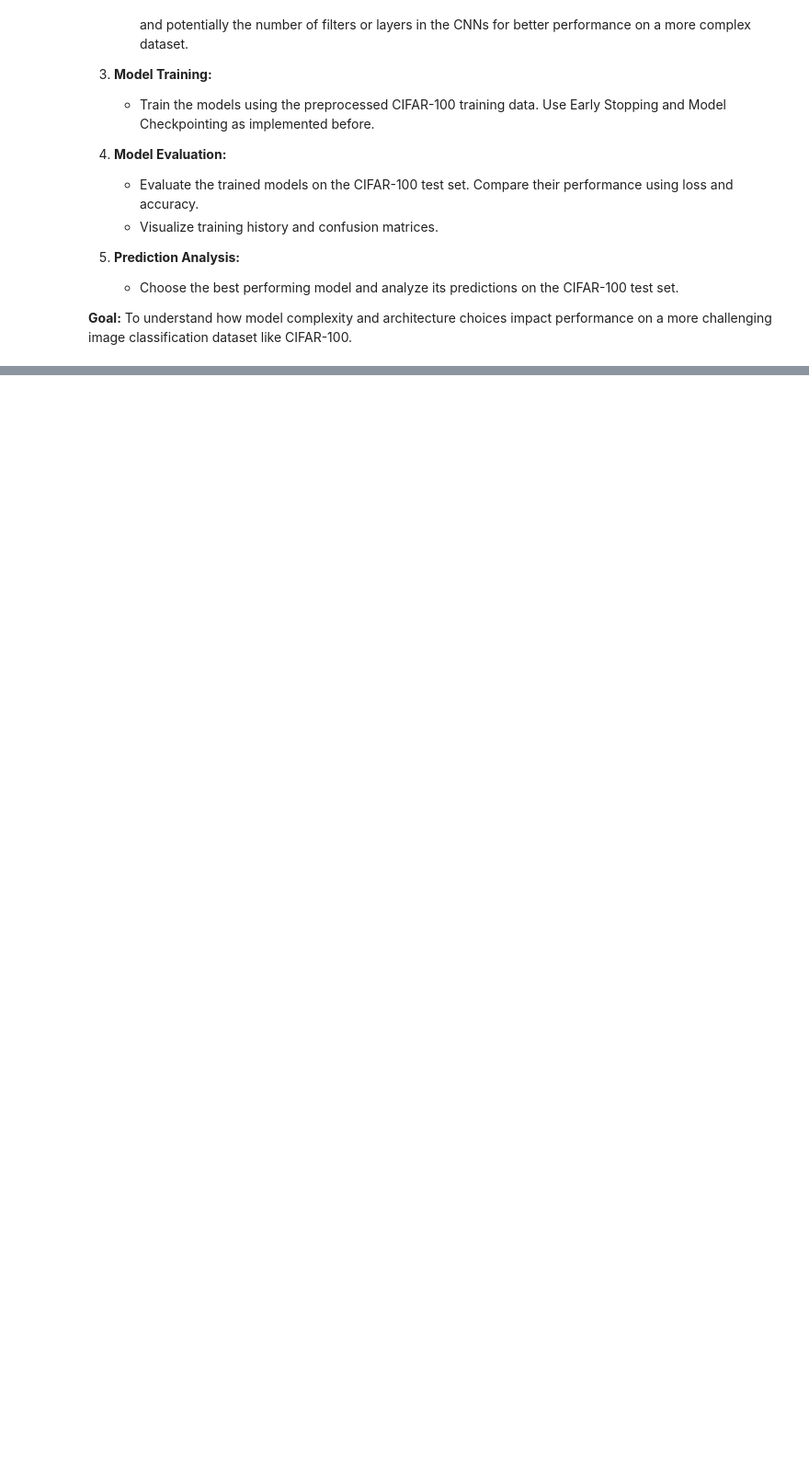
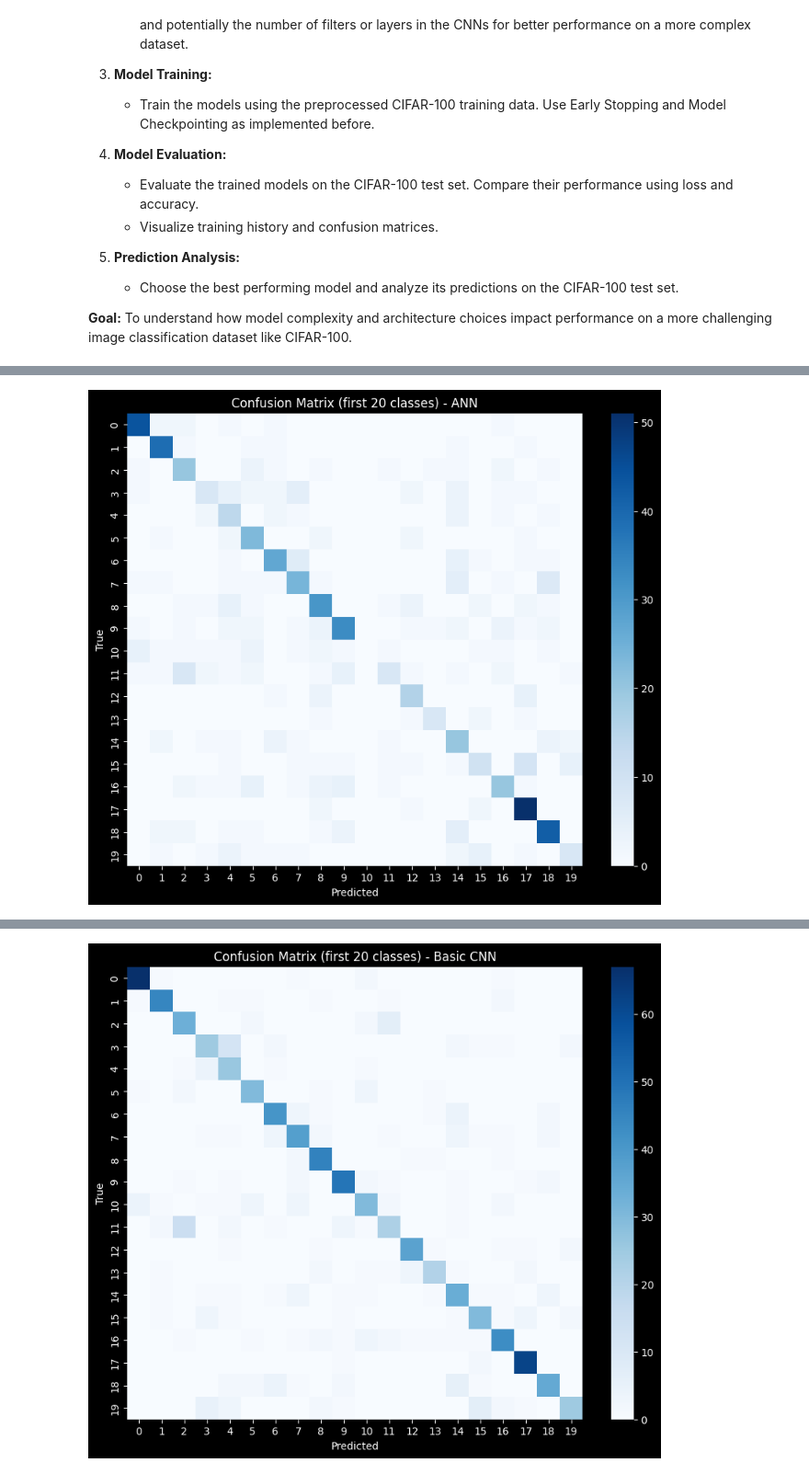
Before and after one commit to sourav-bhattacharya-github/Python_project, a Jupyter notebook: 8_Vision_AI_Fundamentals_Building_a_Digit_Recognizer_from_Scratch.ipynb, the cells around one changed output, grey strips where cells are left out. Shown at 92% size. Drawn from its saved outputs; the diff is of its cells as text; code cells hidden in the pictures; blank space fills up the shorter version.

```diff
--- a/8_Vision_AI_Fundamentals_Building_a_Digit_Recognizer_from_Scratch.ipynb
+++ b/8_Vision_AI_Fundamentals_Building_a_Digit_Recognizer_from_Scratch.ipynb
@@ -698,0 +719,12 @@ Follow these steps:
+# %%
+import tensorflow as tf
+from tensorflow.keras.utils import to_categorical
+import numpy as np
+
+# Load CIFAR-100 dataset
+(x_train, y_train), (x_test, y_test) = tf.keras.datasets.cifar100.load_data()
+
+print("Training data shape:", x_train.shape)
+print("Training labels shape:", y_train.shape)
+print("Test data shape:", x_test.shape)
+print("Test labels shape:", y_test.shape)
@@ -698,0 +1046,7 @@ Follow these steps:
+# %%
+# Reload best weights saved during training
+from tensorflow.keras.models import load_model
+
+ann_model = load_model("best_ann_cifar100.weights.h5")
+basic_cnn_model = load_model("best_basic_cnn_cifar100.weights.h5")
+deeper_cnn_model = load_model("best_deeper_cnn_cifar100.weights.h5")
@@ -698,0 +1113,26 @@ Follow these steps:
+# %%
+from sklearn.metrics import confusion_matrix
+import seaborn as sns
+import numpy as np
+
+def plot_confusion_matrix(model, X, y_true, title, max_classes=20):
+    y_pred = model.predict(X)
+    y_pred_classes = np.argmax(y_pred, axis=1)
+    y_true_classes = np.argmax(y_true, axis=1)
+
+    cm = confusion_matrix(y_true_classes, y_pred_classes)
+
+    # Show only a subset for readability (default: first 20 classes)
+    cm_small = cm[:max_classes, :max_classes]
+
+    plt.figure(figsize=(10,8))
+    sns.heatmap(cm_small, annot=False, fmt="d", cmap="Blues")
+    plt.title(f"Confusion Matrix (first {max_classes} classes) - {title}")
+    plt.xlabel("Predicted")
+    plt.ylabel("True")
+    plt.show()
+
+plot_confusion_matrix(ann_model, x_test, y_test_one_hot, "ANN")
+plot_confusion_matrix(basic_cnn_model, x_test, y_test_one_hot, "Basic CNN")
+plot_confusion_matrix(deeper_cnn_model, x_test, y_test_one_hot, "Deeper CNN")
+# %% [output]
@@ -698,0 +1140 @@ Follow these steps:
+[figure, added]
@@ -698,0 +1142 @@ Follow these steps:
+[figure, added]
```
Also changed, not shown: parts of 51 cells of this notebook.
